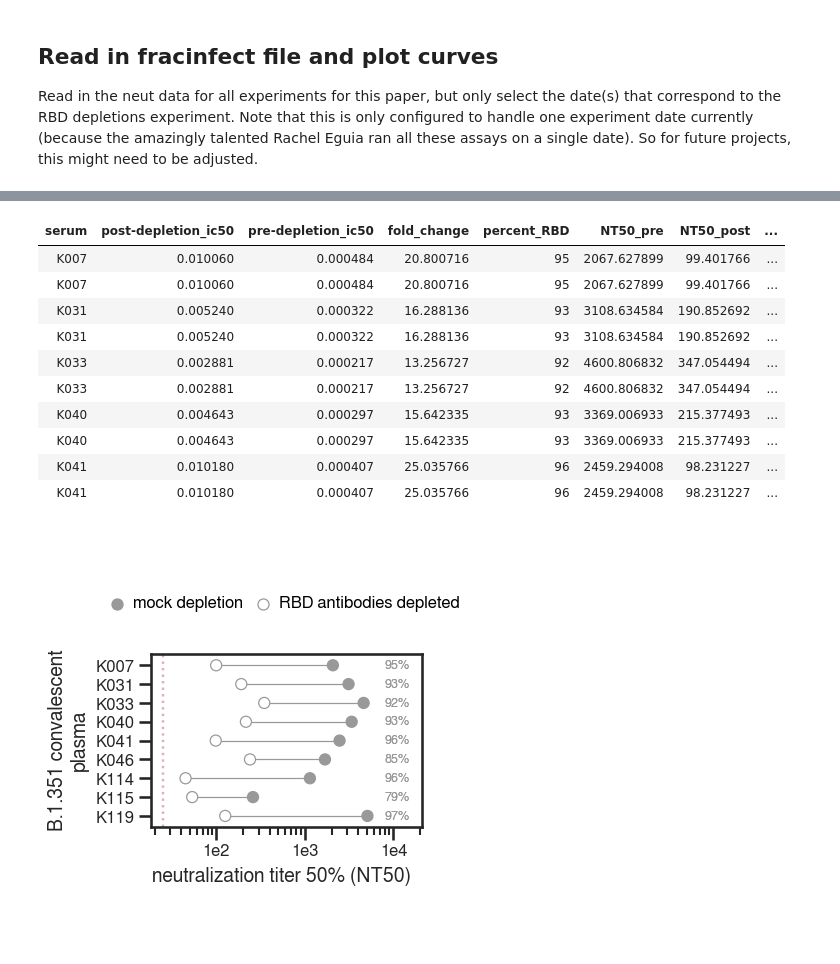
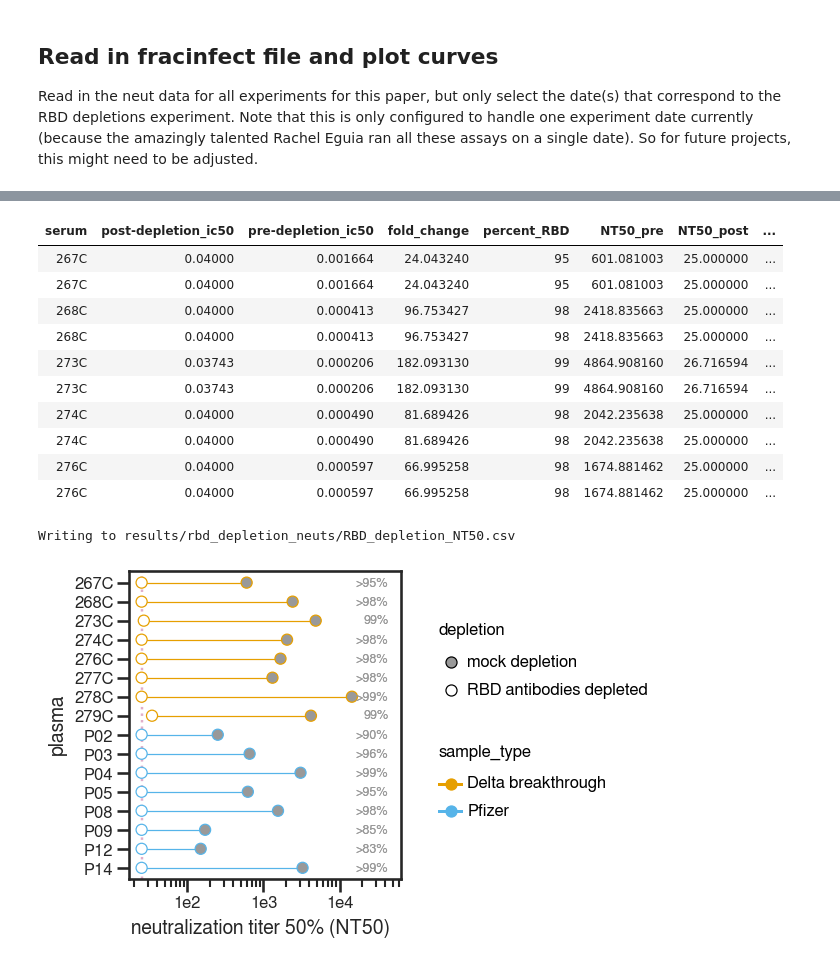
Before and after one commit to jbloomlab/SARS-CoV-2-RBD_Delta, a Jupyter notebook: experimental_data/rbd_depletion_neuts.ipynb, the cells around one changed output, grey strips where cells are left out. Cells and saved outputs as stored; diff of their text form; code cells hidden in the pictures; blank space fills up the shorter version.

```diff
--- a/experimental_data/rbd_depletion_neuts.ipynb
+++ b/experimental_data/rbd_depletion_neuts.ipynb
@@ -54,11 +54,11 @@ os.makedirs(resultsdir, exist_ok=True)
 
 Read in the neut data for all experiments for this paper, but only select the date(s) that correspond to the RBD depletions experiment. Note that this is only configured to handle one experiment date currently (because the amazingly talented Rachel Eguia ran all these assays on a single date). So for future projects, this might need to be adjusted.
 # %%
-rbd_depletions_date = str(config['rbd_depletions_date'])
+rbd_depletions_date = [str(i) for i in config['rbd_depletions_date']]
 print(f'Getting data from {rbd_depletions_date}')
 
 frac_infect = (pd.read_csv(config['aggregate_fract_infect_csvs'])
-               .query('date==@rbd_depletions_date')
+               .query('date in @rbd_depletions_date')
                .replace({'mock': 'mock depletion'})
               )
 
@@ -130,4 +118,6 @@ exclude_sera = ["pre-pandemic", "REGN10987 (spike-in)", "K006", "K116"]
 # %%
+sample_key = pd.read_csv(config['sample_key_file'])
+
 foldchange = (
     fitparams
     .query('serum not in @exclude_sera')
@@ -145,22 +135,26 @@ foldchange = (
     .rename(columns={'ic50_is_bound': 'post_ic50_bound'})
     .merge(fitparams)
     .assign(depletion=lambda x: pd.Categorical(x['depletion'], categories=['mock depletion', 'RBD antibodies depleted'], ordered=True))
+    .merge(sample_key,
+           left_on='serum',
+           right_on='subject_name',
+          )
     )
 
 foldchange['perc_RBD_str'] = np.where(foldchange['post_ic50_bound'], '>'+foldchange['perc_RBD_str']+'%', foldchange['perc_RBD_str']+'%')
 display(HTML(foldchange.head(10).to_html(index=False)))
 # %% [output]
 | serum | post-depletion_ic50 | pre-depletion_ic50 | fold_change | percent_RBD | NT50_pre | NT50_post | ... |
-| K007 | 0.010060 | 0.000484 | 20.800716 | 95 | 2067.627899 | 99.401766 | ... |
-| K007 | 0.010060 | 0.000484 | 20.800716 | 95 | 2067.627899 | 99.401766 | ... |
-| K031 | 0.005240 | 0.000322 | 16.288136 | 93 | 3108.634584 | 190.852692 | ... |
-| K031 | 0.005240 | 0.000322 | 16.288136 | 93 | 3108.634584 | 190.852692 | ... |
-| K033 | 0.002881 | 0.000217 | 13.256727 | 92 | 4600.806832 | 347.054494 | ... |
-| K033 | 0.002881 | 0.000217 | 13.256727 | 92 | 4600.806832 | 347.054494 | ... |
-| K040 | 0.004643 | 0.000297 | 15.642335 | 93 | 3369.006933 | 215.377493 | ... |
-| K040 | 0.004643 | 0.000297 | 15.642335 | 93 | 3369.006933 | 215.377493 | ... |
-| K041 | 0.010180 | 0.000407 | 25.035766 | 96 | 2459.294008 | 98.231227 | ... |
-| K041 | 0.010180 | 0.000407 | 25.035766 | 96 | 2459.294008 | 98.231227 | ... |
+| 267C | 0.04000 | 0.001664 | 24.043240 | 95 | 601.081003 | 25.000000 | ... |
+| 267C | 0.04000 | 0.001664 | 24.043240 | 95 | 601.081003 | 25.000000 | ... |
+| 268C | 0.04000 | 0.000413 | 96.753427 | 98 | 2418.835663 | 25.000000 | ... |
+| 268C | 0.04000 | 0.000413 | 96.753427 | 98 | 2418.835663 | 25.000000 | ... |
+| 273C | 0.03743 | 0.000206 | 182.093130 | 99 | 4864.908160 | 26.716594 | ... |
+| 273C | 0.03743 | 0.000206 | 182.093130 | 99 | 4864.908160 | 26.716594 | ... |
+| 274C | 0.04000 | 0.000490 | 81.689426 | 98 | 2042.235638 | 25.000000 | ... |
+| 274C | 0.04000 | 0.000490 | 81.689426 | 98 | 2042.235638 | 25.000000 | ... |
+| 276C | 0.04000 | 0.000597 | 66.995258 | 98 | 1674.881462 | 25.000000 | ... |
+| 276C | 0.04000 | 0.000597 | 66.995258 | 98 | 1674.881462 | 25.000000 | ... |
 # %%
 p = (ggplot(foldchange
             .assign(
@@ -171,37 +165,45 @@ p = (ggplot(foldchange
                 y='serum',
                 fill='depletion',
                 group='serum',
-                label='perc_RBD_str'
+                label='perc_RBD_str',
+                color='sample_type',
                )) +
      scale_x_log10(name='neutralization titer 50% (NT50)',
                    limits=[25,foldchange['NT50'].max()*3]) +
      geom_vline(xintercept=25,
                 linetype='dotted',
                 size=1,
                 alpha=0.6,
                 color=CBPALETTE[7]) +
-     geom_line(alpha=1, color=CBPALETTE[0]) +
-     geom_point(size=4, color=CBPALETTE[0]) +
+     geom_line(alpha=1, ) + #color=CBPALETTE[0]
+     geom_point(size=4, ) + #color=CBPALETTE[0]
      geom_text(aes(x=foldchange['NT50'].max()*3, y='serum'), #
                color=CBPALETTE[0],
                ha='right',
                size=9,
               ) +
      theme(figure_size=(3.5,0.25*foldchange['serum'].nunique()),
            axis_text=element_text(size=12),
            legend_text=element_text(size=12),
            legend_title=element_text(size=12),
            axis_title_x=element_text(size=14),
            axis_title_y=element_text(size=14),
-           legend_position='top',
+           legend_position='right',
           ) +
-     ylab('B.1.351 convalescent\nplasma') +
+     ylab('plasma') +
      scale_fill_manual(values=['#999999', '#FFFFFF', ])+
-     labs(fill = '')
+     scale_color_manual(values=CBPALETTE[1:]) #+
+     # labs(fill = '')
     )
 
 _ = p.draw()
 
 p.save(f'{resultsdir}/NT50_trackplot.pdf')
+
+# save dataframe to CSV
+csvfile=f'{resultsdir}/RBD_depletion_NT50.csv'
+print(f'Writing to {csvfile}')
+foldchange.to_csv(csvfile, index=False)
 # %% [output]
+Writing to results/rbd_depletion_neuts/RBD_depletion_NT50.csv
-[figure, old version]
+[figure, new version]
```
Also changed, not shown: parts of 10 cells of this notebook, 22 other files.
